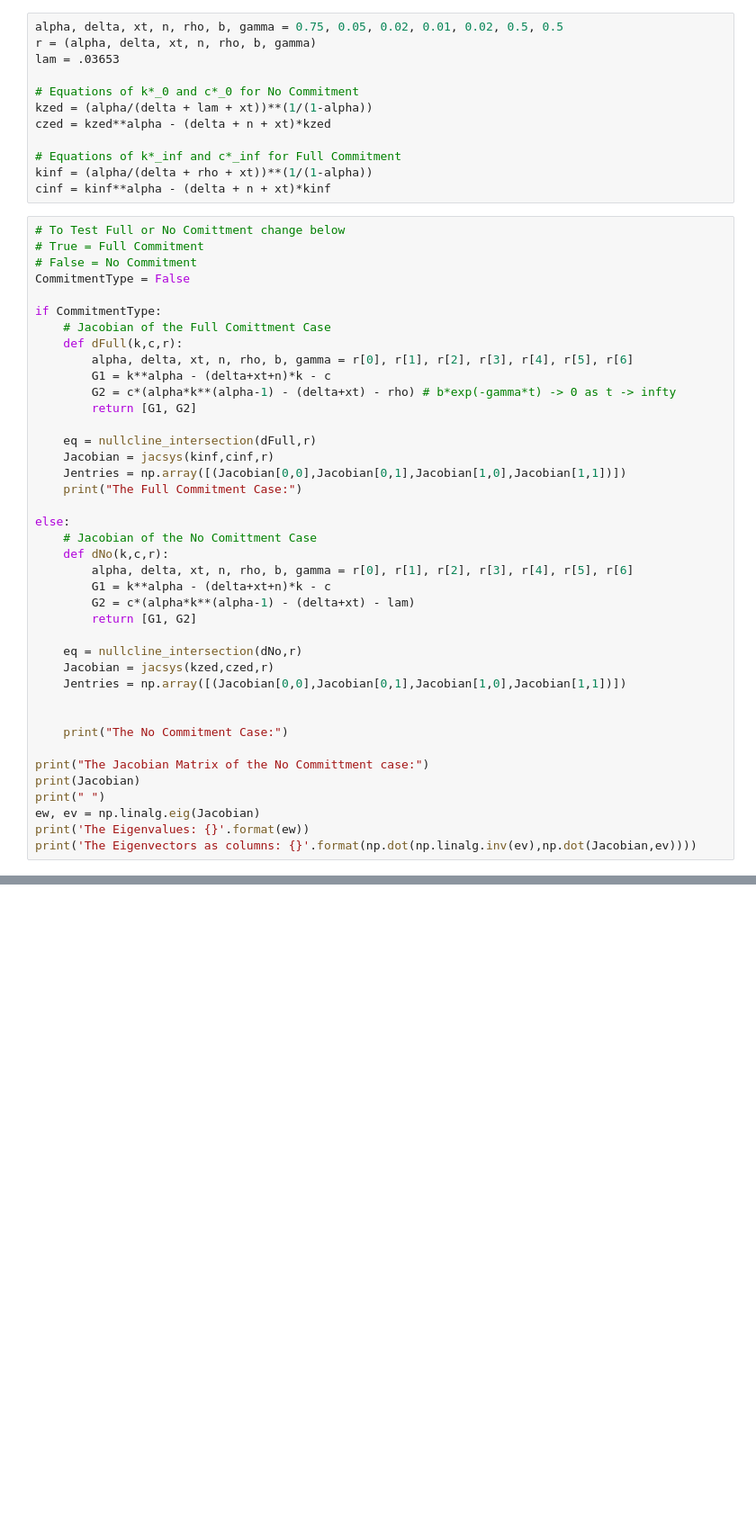
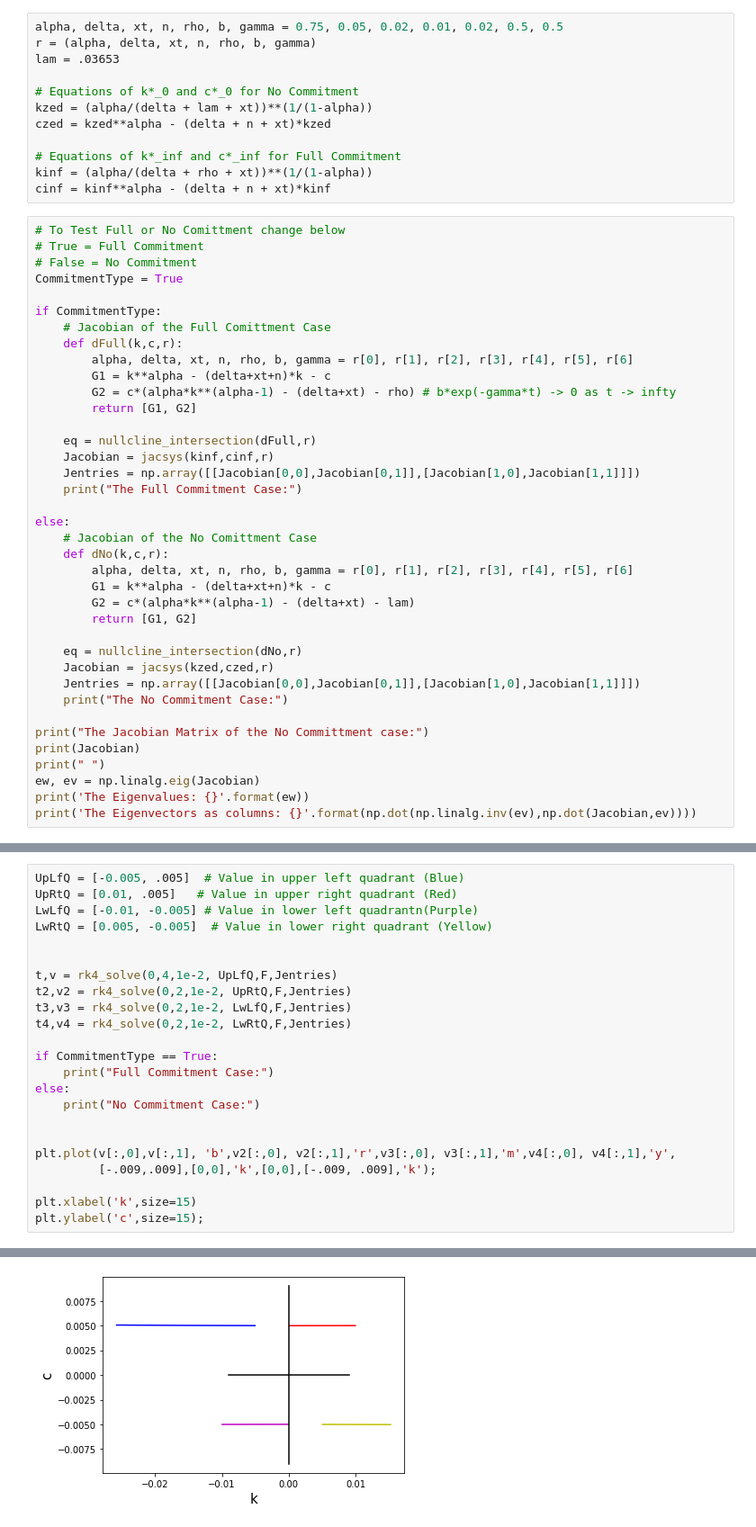
Before and after one commit to Shinsina/PIC-Math-MSCS-390-001, a Jupyter notebook: Finalized Jacobian Code.ipynb, the cells around one changed output, grey strips where cells are left out. Shown at 90% size. Cells and saved outputs as stored; diff of their text form; blank space fills up the shorter version.

Commit message:
Update Jacobian working

```diff
--- a/Finalized Jacobian Code.ipynb
+++ b/Finalized Jacobian Code.ipynb
@@ -94,7 +94,7 @@ cinf = kinf**alpha - (delta + n + xt)*kinf
 # To Test Full or No Comittment change below
 # True = Full Commitment
 # False = No Commitment
-CommitmentType = False
+CommitmentType = True
 
 if CommitmentType:
     # Jacobian of the Full Comittment Case
@@ -106,7 +106,7 @@ if CommitmentType:
 
     eq = nullcline_intersection(dFull,r)
     Jacobian = jacsys(kinf,cinf,r)
-    Jentries = np.array([(Jacobian[0,0],Jacobian[0,1],Jacobian[1,0],Jacobian[1,1])])
+    Jentries = np.array([[Jacobian[0,0],Jacobian[0,1]],[Jacobian[1,0],Jacobian[1,1]]])
     print("The Full Commitment Case:")
 
 else:
@@ -119,9 +119,7 @@ else:
 
     eq = nullcline_intersection(dNo,r)
     Jacobian = jacsys(kzed,czed,r)
-    Jentries = np.array([(Jacobian[0,0],Jacobian[0,1],Jacobian[1,0],Jacobian[1,1])])
-
-
+    Jentries = np.array([[Jacobian[0,0],Jacobian[0,1]],[Jacobian[1,0],Jacobian[1,1]]])
     print("The No Commitment Case:")
 
 print("The Jacobian Matrix of the No Committment case:")
@@ -141,0 +140,24 @@ The Eigenvectors as columns: [[ 5.60229294e-02  0.00000000e+00]
+# %%
+UpLfQ = [-0.005, .005]  # Value in upper left quadrant (Blue)
+UpRtQ = [0.01, .005]   # Value in upper right quadrant (Red)
+LwLfQ = [-0.01, -0.005] # Value in lower left quadrantn(Purple)
+LwRtQ = [0.005, -0.005]  # Value in lower right quadrant (Yellow)
+
+
+t,v = rk4_solve(0,4,1e-2, UpLfQ,F,Jentries)
+t2,v2 = rk4_solve(0,2,1e-2, UpRtQ,F,Jentries)
+t3,v3 = rk4_solve(0,2,1e-2, LwLfQ,F,Jentries)
+t4,v4 = rk4_solve(0,2,1e-2, LwRtQ,F,Jentries)
+
+if CommitmentType == True:
+    print("Full Commitment Case:")
+else:
+    print("No Commitment Case:")
+
+
+plt.plot(v[:,0],v[:,1], 'b',v2[:,0], v2[:,1],'r',v3[:,0], v3[:,1],'m',v4[:,0], v4[:,1],'y',
+         [-.009,.009],[0,0],'k',[0,0],[-.009, .009],'k');
+
+plt.xlabel('k',size=15)
+plt.ylabel('c',size=15);
+# %% [output]
@@ -141,0 +165 @@ The Eigenvectors as columns: [[ 5.60229294e-02  0.00000000e+00]
+[figure, added]
```
Also changed, not shown: parts of 7 cells of this notebook.
